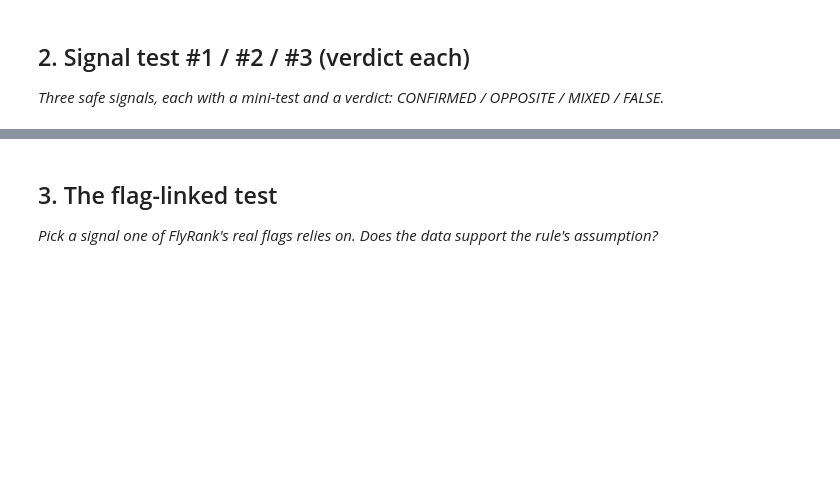
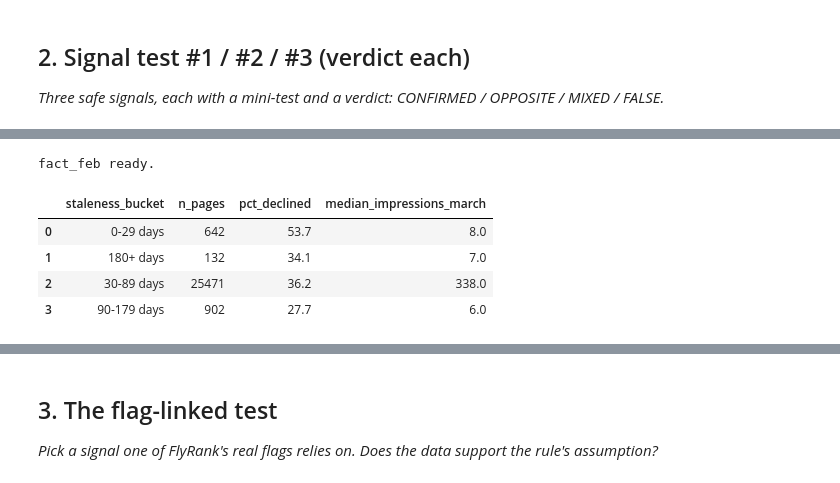
Before and after one commit to Khuld13/ML-intern-starter, a Jupyter notebook: work/notebooks/w04_signal_audit.ipynb, the cells around one changed output, grey strips where cells are left out. Saved outputs shown, nothing was run; the diff lists cells and outputs as text; code cells hidden in the pictures; blank space fills up the shorter version.

```diff
--- a/work/notebooks/w04_signal_audit.ipynb
+++ b/work/notebooks/w04_signal_audit.ipynb
@@ -146,0 +241,62 @@ Reference date: 2026-03-31 00:00:00
+# %%
+con.sql("""
+    CREATE OR REPLACE VIEW fact_feb AS
+    SELECT * FROM read_parquet('hf://datasets/FlyRank/internship-warehouse/fact_content_daily_performance/month=2026-02/data_0.parquet')
+""")
+print("fact_feb ready.")
+# %% [output]
+fact_feb ready.
+# %%
+staleness_decline_test = con.sql(f"""
+    WITH march_agg AS (
+        SELECT content_hash_id, SUM(gsc_impressions) AS impressions_march
+        FROM fact_march
+        WHERE gsc_data_available = TRUE
+        GROUP BY content_hash_id
+    ),
+    feb_agg AS (
+        SELECT content_hash_id, SUM(gsc_impressions) AS impressions_feb
+        FROM fact_feb
+        WHERE gsc_data_available = TRUE
+        GROUP BY content_hash_id
+    ),
+    staleness AS (
+        SELECT
+            content_hash_id,
+            DATE '{ref_date}' - content_updated_date AS days_since_update
+        FROM dim_content
+        WHERE DATE '{ref_date}' - content_updated_date >= 0
+    ),
+    bucketed AS (
+        SELECT
+            s.content_hash_id,
+            CASE
+                WHEN s.days_since_update < 30 THEN '0-29 days'
+                WHEN s.days_since_update < 90 THEN '30-89 days'
+                WHEN s.days_since_update < 180 THEN '90-179 days'
+                ELSE '180+ days'
+            END AS staleness_bucket,
+            m.impressions_march,
+            f.impressions_feb,
+            CASE WHEN m.impressions_march < f.impressions_feb THEN 1 ELSE 0 END AS declined_flag
+        FROM staleness s
+        JOIN march_agg m USING (content_hash_id)
+        JOIN feb_agg f USING (content_hash_id)
+    )
+    SELECT
+        staleness_bucket,
+        COUNT(*) AS n_pages,
+        ROUND(100.0 * AVG(declined_flag), 1) AS pct_declined,
+        ROUND(MEDIAN(impressions_march), 1) AS median_impressions_march
+    FROM bucketed
+    GROUP BY staleness_bucket
+    ORDER BY staleness_bucket
+""").df()
+
+staleness_decline_test
+# %% [output]
+|  | staleness_bucket | n_pages | pct_declined | median_impressions_march |
+| 0 | 0-29 days | 642 | 53.7 | 8.0 |
+| 1 | 180+ days | 132 | 34.1 | 7.0 |
+| 2 | 30-89 days | 25471 | 36.2 | 338.0 |
+| 3 | 90-179 days | 902 | 27.7 | 6.0 |
```
Also changed, not shown: parts of 7 cells of this notebook.
